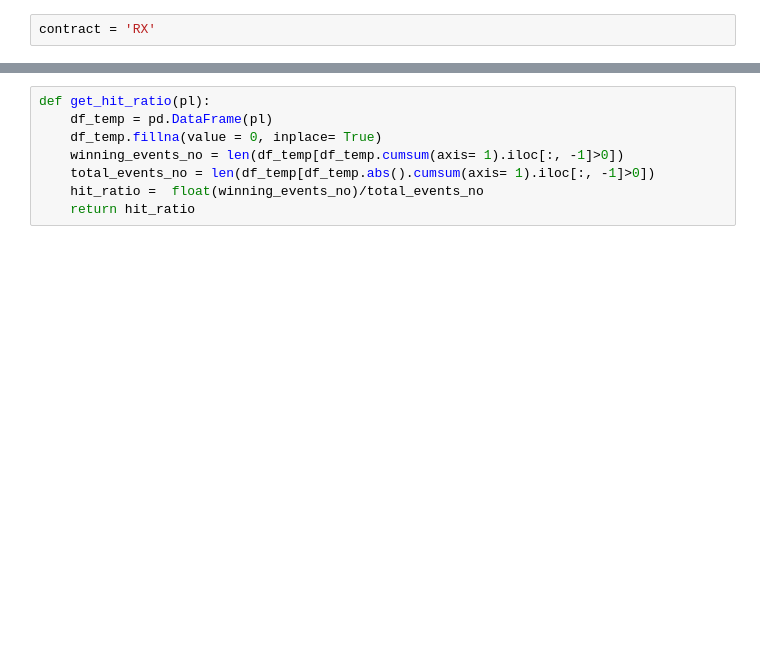
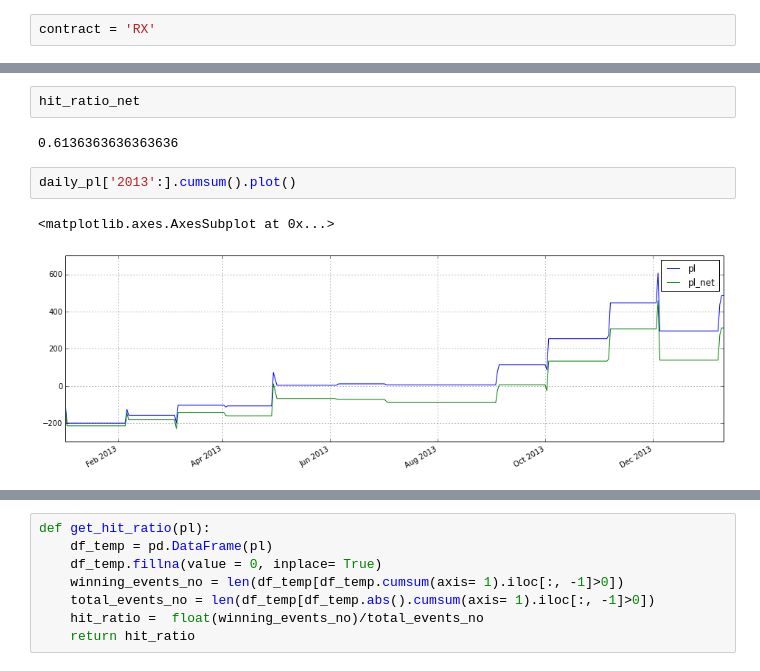
Before and after one commit to zhaovin/Convexity, a Jupyter notebook: event timing/code/FR.ipynb, the cells around one changed output, grey strips where cells are left out. Drawn from its saved outputs; the diff is of its cells as text; blank space fills up the shorter version.

```diff
--- a/event timing/code/FR.ipynb
+++ b/event timing/code/FR.ipynb
@@ -230,3 +273,12 @@ hit_ratio_net = et.get_hit_ratio(pl - cost)
+# %%
+hit_ratio_net
+# %% [output]
+0.6136363636363636
+# %%
+daily_pl['2013':].cumsum().plot()
+# %% [output]
+<matplotlib.axes.AxesSubplot at 0x...>
+[figure, added]
 # %%
 IR, hit_ratio_net
 # %% [output]
```
Also changed, not shown: parts of 27 cells of this notebook, 48 other files.
